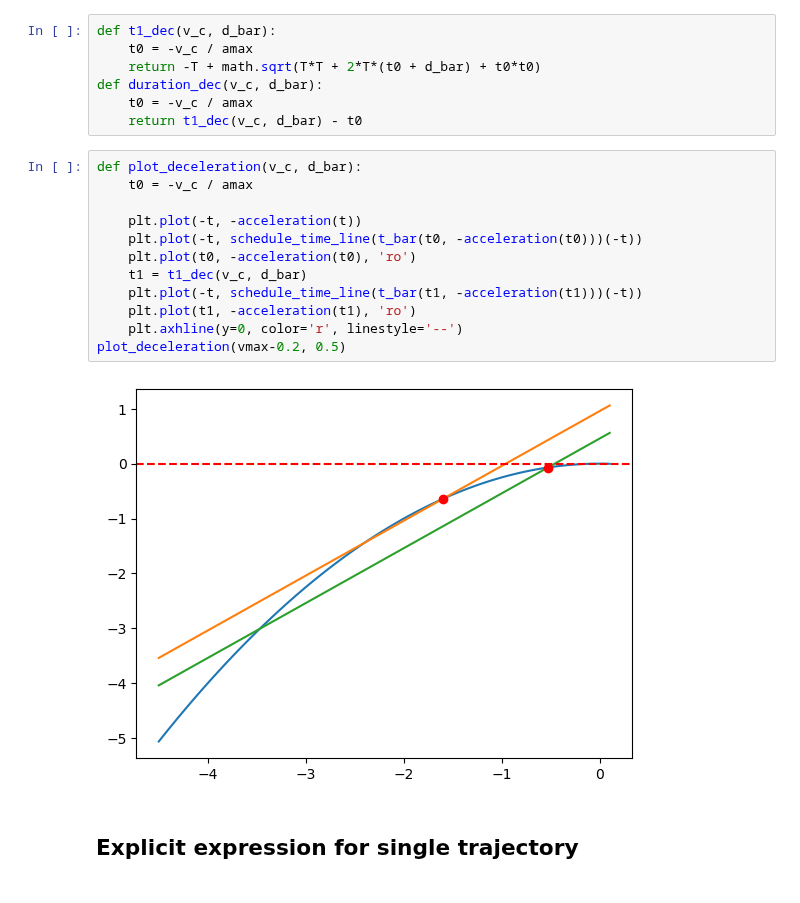
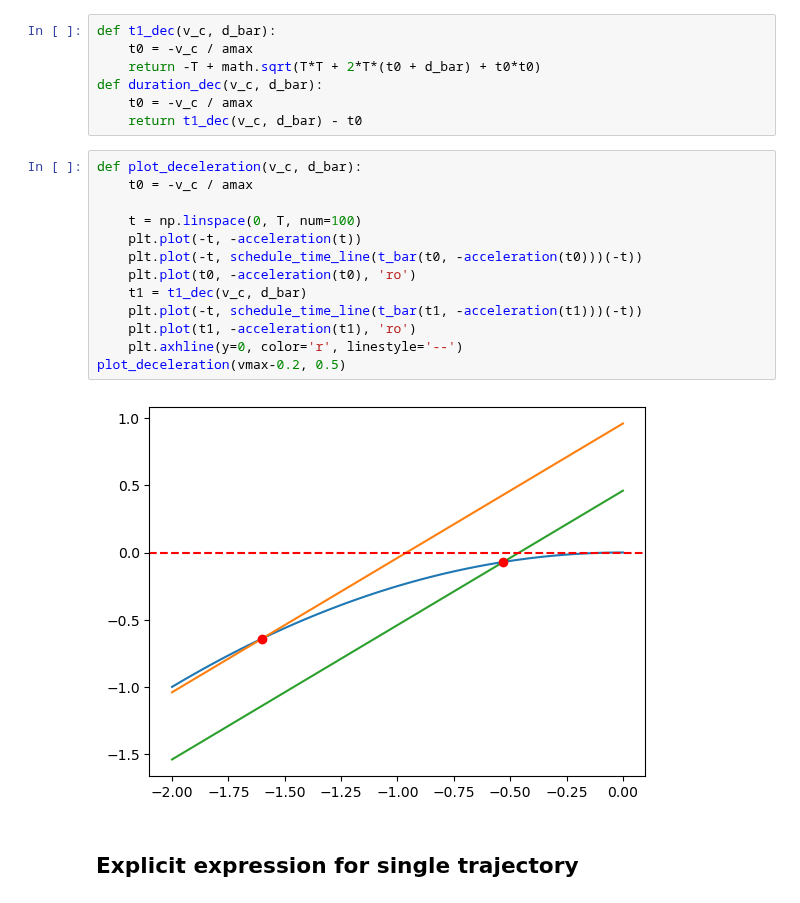
Before and after one commit to jeroenvanriel/traffic-scheduling, a Jupyter notebook: motion/explicit_schedule_time_approach.ipynb, the cells around one changed output. Cells and saved outputs as stored; diff of their text form.

```diff
--- a/motion/explicit.ipynb
+++ b/motion/explicit_schedule_time_approach.ipynb
@@ -74,17 +95,18 @@ def duration_dec(v_c, d_bar):
 # %%
 def plot_deceleration(v_c, d_bar):
     t0 = -v_c / amax
 
+    t = np.linspace(0, T, num=100)
     plt.plot(-t, -acceleration(t))
     plt.plot(-t, schedule_time_line(t_bar(t0, -acceleration(t0)))(-t))
     plt.plot(t0, -acceleration(t0), 'ro')
     t1 = t1_dec(v_c, d_bar)
     plt.plot(-t, schedule_time_line(t_bar(t1, -acceleration(t1)))(-t))
     plt.plot(t1, -acceleration(t1), 'ro')
     plt.axhline(y=0, color='r', linestyle='--')
 plot_deceleration(vmax-0.2, 0.5)
 # %% [output]
-[figure, old version]
+[figure, new version]
 # %% [markdown]
 ## Explicit expression for single trajectory
 # %%
```
Also changed, not shown: parts of 9 cells of this notebook, 12 other files.
